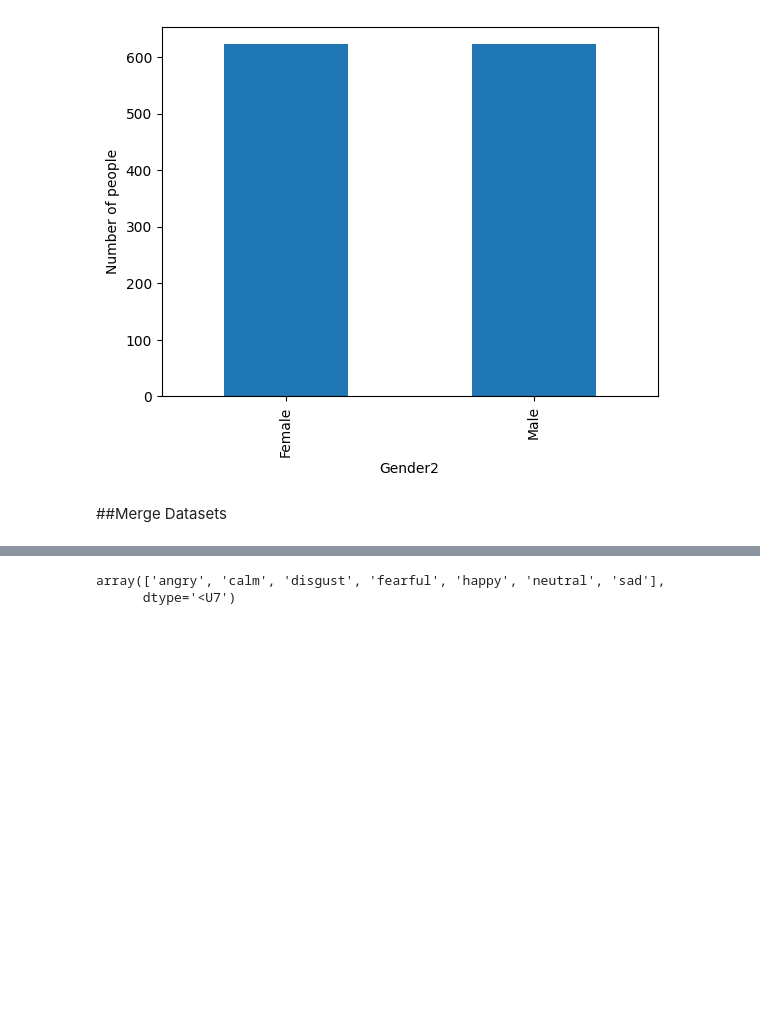
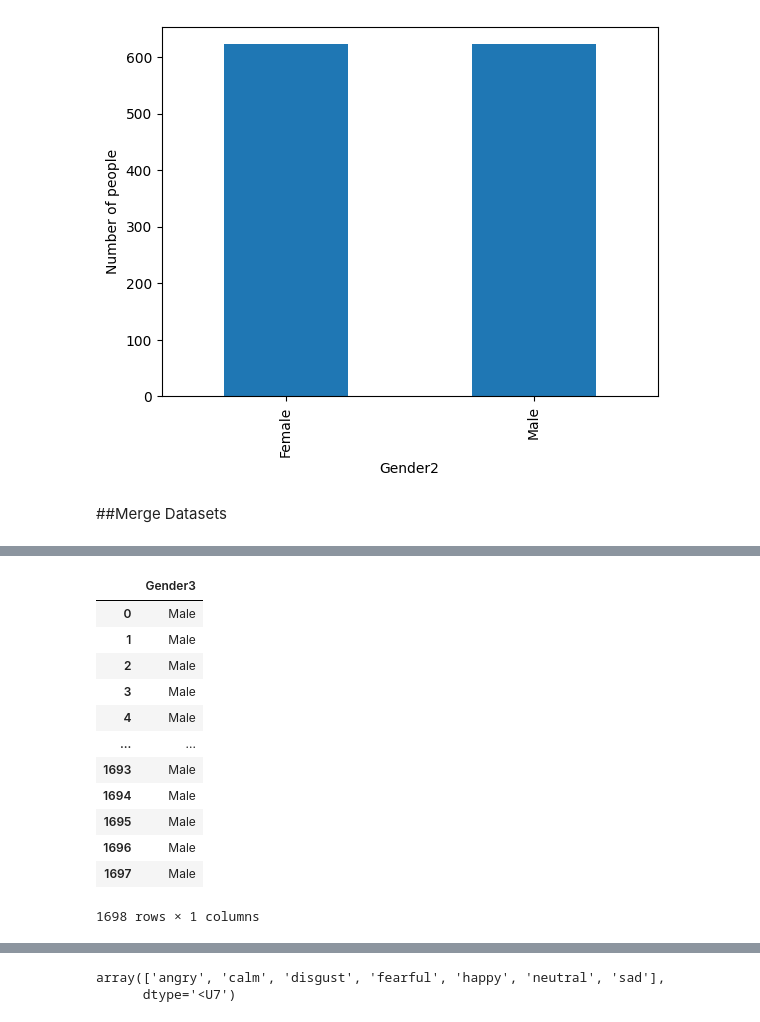
Before and after one commit to SorrenJ/Week3-Machine_Learning, a Jupyter notebook: Week_3_MachineLearning.ipynb, the cells around one changed output, grey strips where cells are left out. Cells and saved outputs as stored; diff of their text form; code cells hidden in the pictures; blank space fills up the shorter version.

```diff
--- a/Week_3_MachineLearning.ipynb
+++ b/Week_3_MachineLearning.ipynb
@@ -784,3 +784,20 @@ NameError: name 'genders_emodb' is not defined
+# %%
+gender_merged_df = pd.DataFrame({'Gender3':gender_merged2})
+gender_merged_df
+# %% [output]
+|  | Gender3 |
+| 0 | Male |
+| 1 | Male |
+| 2 | Male |
+| 3 | Male |
+| 4 | Male |
+| ... | ... |
+| 1693 | Male |
+| 1694 | Male |
+| 1695 | Male |
+| 1696 | Male |
+| 1697 | Male |
+1698 rows × 1 columns
 # %%
 import matplotlib.pyplot as py
 import seaborn as sea
```
Also changed, not shown: parts of 8 cells of this notebook.
